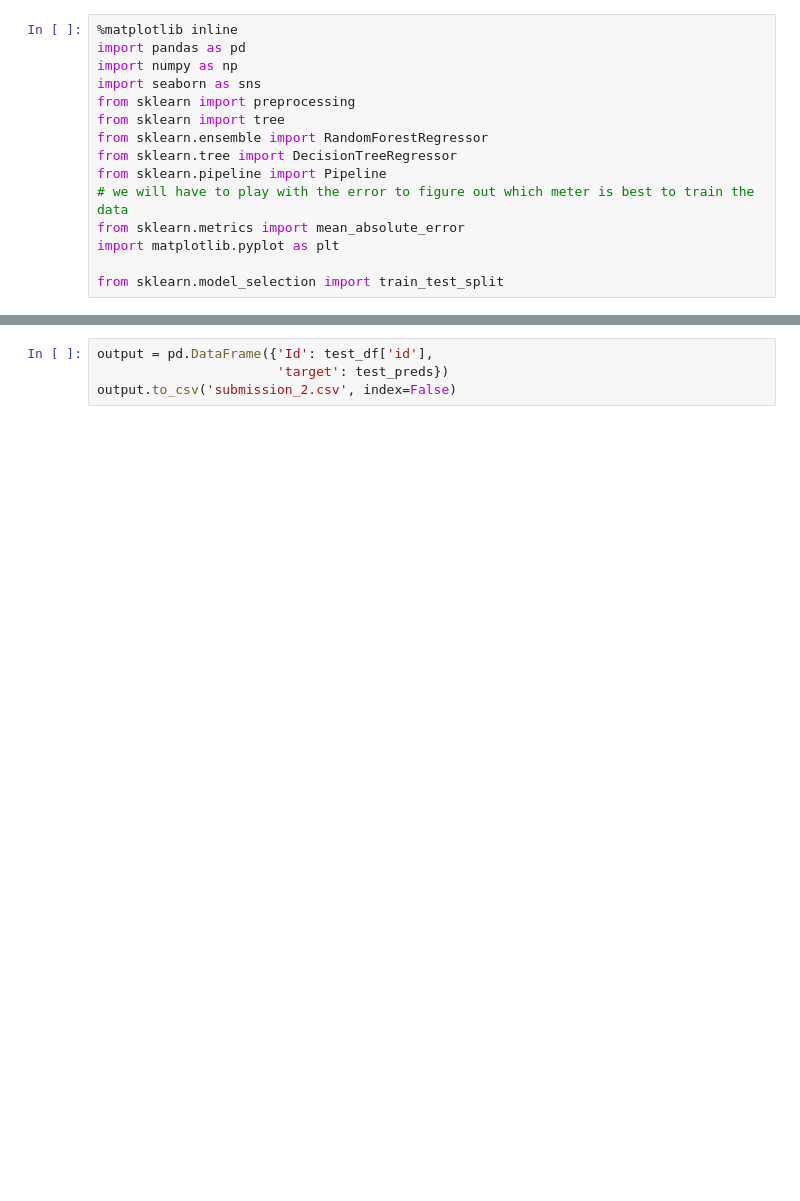
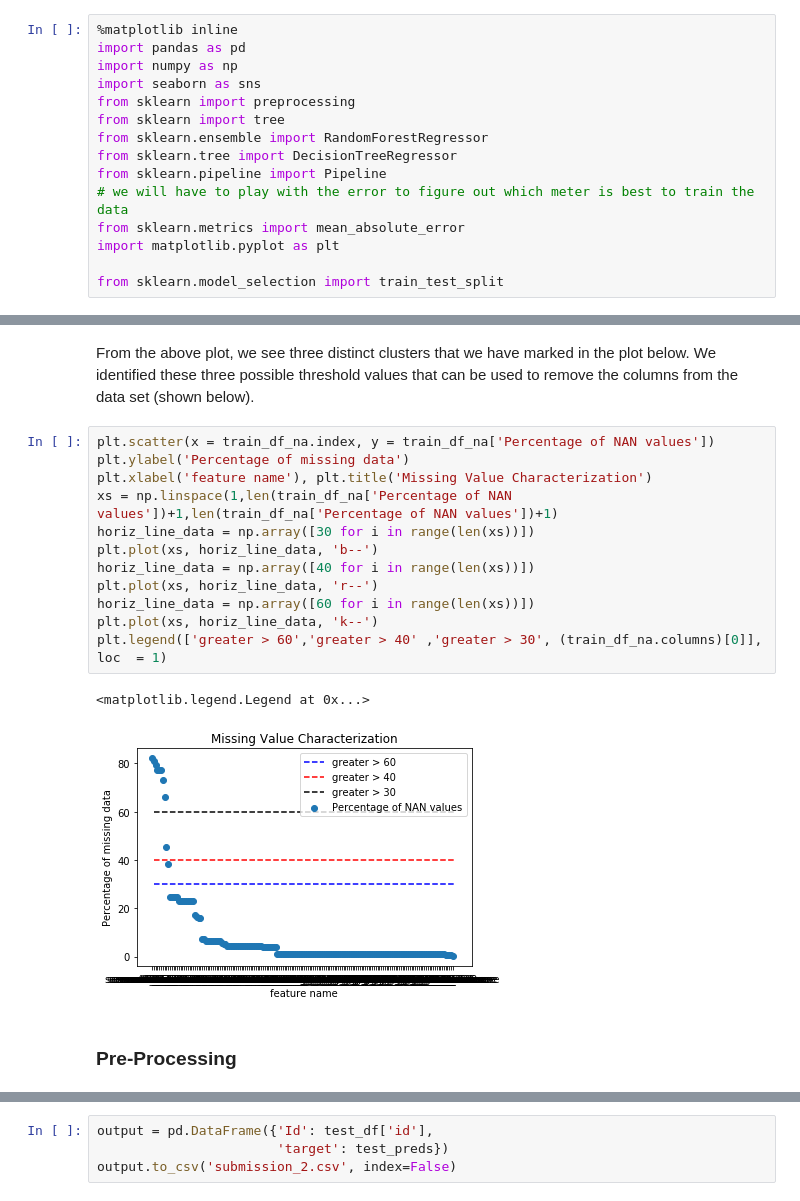
Before and after one commit to Avashist1998/ConocoPhillips, a Jupyter notebook: main.ipynb, the cells around one changed output, grey strips where cells are left out. Drawn from its saved outputs; the diff is of its cells as text; blank space fills up the shorter version.

```diff
--- a/main.ipynb
+++ b/main.ipynb
@@ -136,0 +55,19 @@ print((val_mae))
+# %% [markdown]
+From the above plot, we see three distinct clusters that we have marked in the plot below. We identified these three possible threshold values that can be used to remove the columns from the data set (shown below).
+# %%
+plt.scatter(x = train_df_na.index, y = train_df_na['Percentage of NAN values'])
+plt.ylabel('Percentage of missing data')
+plt.xlabel('feature name'), plt.title('Missing Value Characterization')
+xs = np.linspace(1,len(train_df_na['Percentage of NAN values'])+1,len(train_df_na['Percentage of NAN values'])+1)
+horiz_line_data = np.array([30 for i in range(len(xs))])
+plt.plot(xs, horiz_line_data, 'b--')
+horiz_line_data = np.array([40 for i in range(len(xs))])
+plt.plot(xs, horiz_line_data, 'r--')
+horiz_line_data = np.array([60 for i in range(len(xs))])
+plt.plot(xs, horiz_line_data, 'k--')
+plt.legend(['greater > 60','greater > 40' ,'greater > 30', (train_df_na.columns)[0]], loc  = 1)
+# %% [output]
+<matplotlib.legend.Legend at 0x...>
+[figure, added]
+# %% [markdown]
+### Pre-Processing
```
Also changed, not shown: parts of 60 cells of this notebook.
